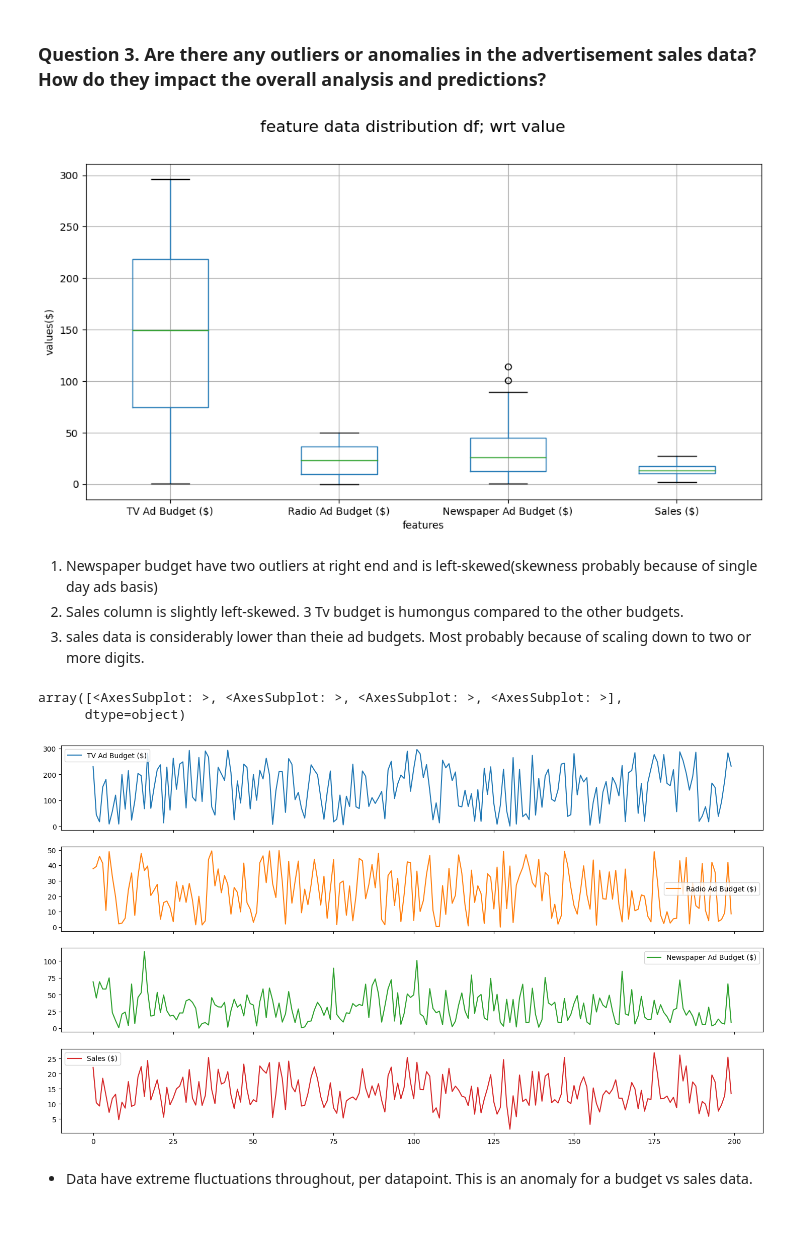
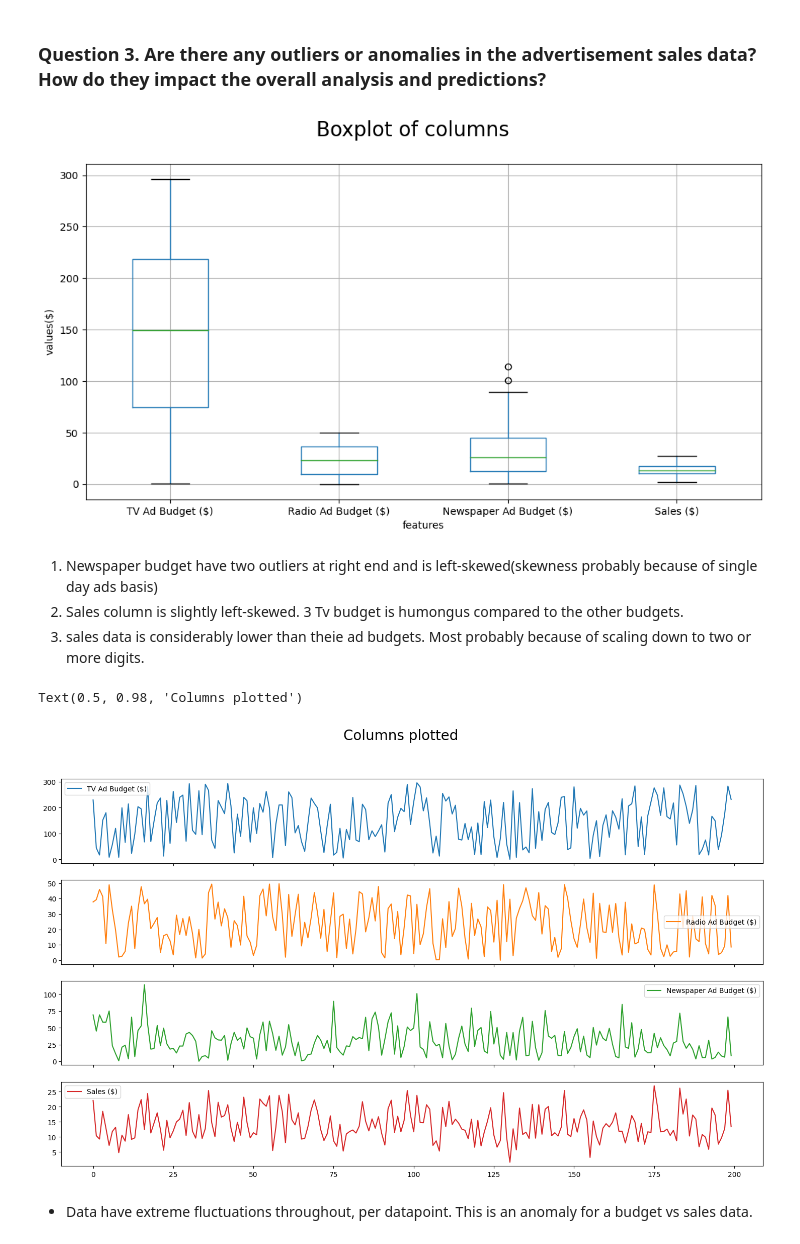
Before and after one commit to RamSankarTheDeveloper/sales-data-analysis, a Jupyter notebook: project_sales_analysis.ipynb, the cells around one changed output. Cells and saved outputs as stored; diff of their text form; code cells hidden in the pictures.

```diff
--- a/project_sales_analysis.ipynb
+++ b/project_sales_analysis.ipynb
@@ -136,7 +153,7 @@ for each 200 datapoints taken, the change in dollars of Sales ($) is -0.93$, ie
 # %%
 def boxplot(df,title):
     f = plt.figure()
-    f.suptitle(title, fontsize=16)
+    f.suptitle(title, fontsize=20)
     f.set_figwidth(12)
     f.set_figheight(6)
 
@@ -144,9 +161,9 @@ def boxplot(df,title):
     plt.xlabel('features')
     plt.ylabel('values($)')
     plt.show()
-boxplot(df,'feature data distribution df; wrt value')
+boxplot(df,'Boxplot of columns')
 # %% [output]
-[figure, old version]
+[figure, new version]
 # %% [markdown]
 1) Newspaper budget have two outliers at right end and is left-skewed(skewness probably because of single day ads basis)
 2) Sales column is slightly left-skewed.
@@ -155,12 +172,12 @@ boxplot(df,'feature data distribution df; wrt value')
 # %%
 df.iloc[:,1:].plot(
     #kind="barh",
     subplots=True,
     figsize=[18,10])
+plt.suptitle("Columns plotted", fontsize= 20)
 # %% [output]
-array([<AxesSubplot: >, <AxesSubplot: >, <AxesSubplot: >, <AxesSubplot: >],
-      dtype=object)
+Text(0.5, 0.98, 'Columns plotted')
-[figure, old version]
+[figure, new version]
 # %% [markdown]
 * Data have extreme fluctuations throughout, per datapoint. This is an anomaly for a budget vs sales data.
 # %%
```
Also changed, not shown: parts of 6 cells of this notebook.
